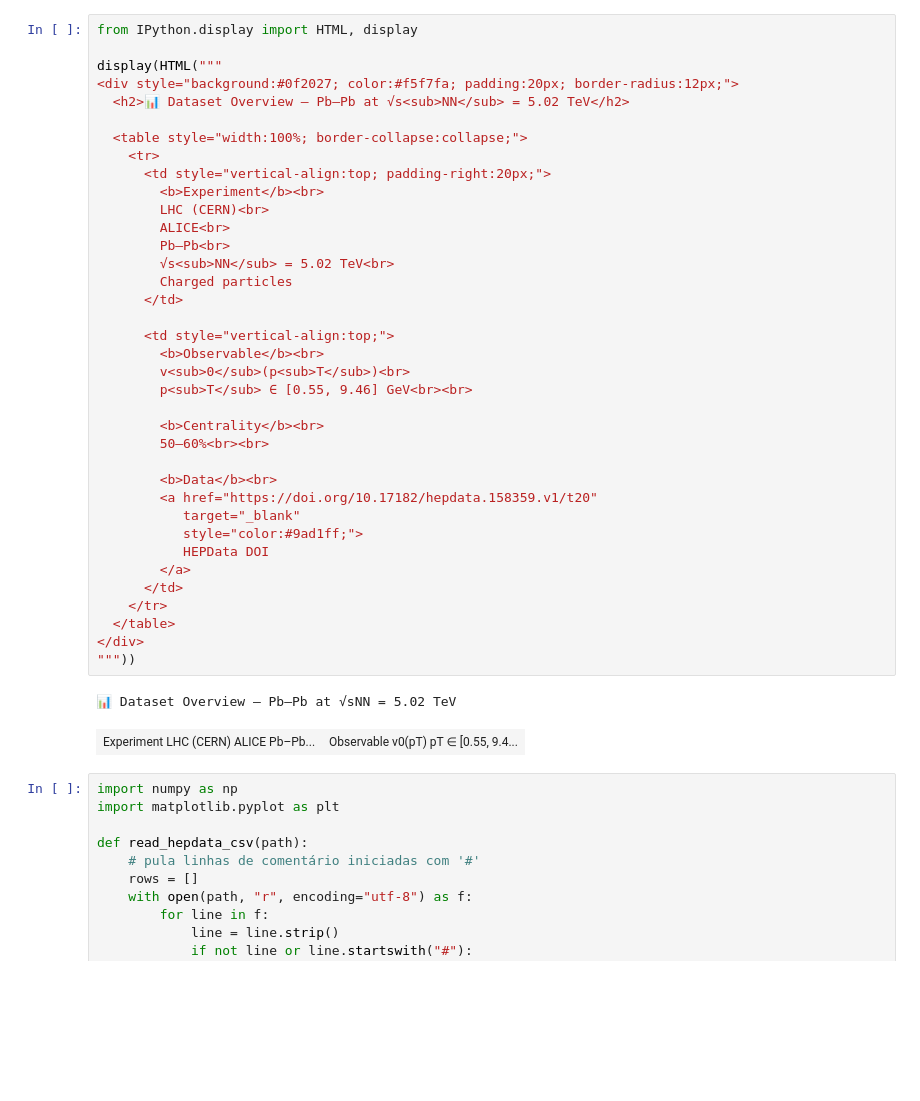
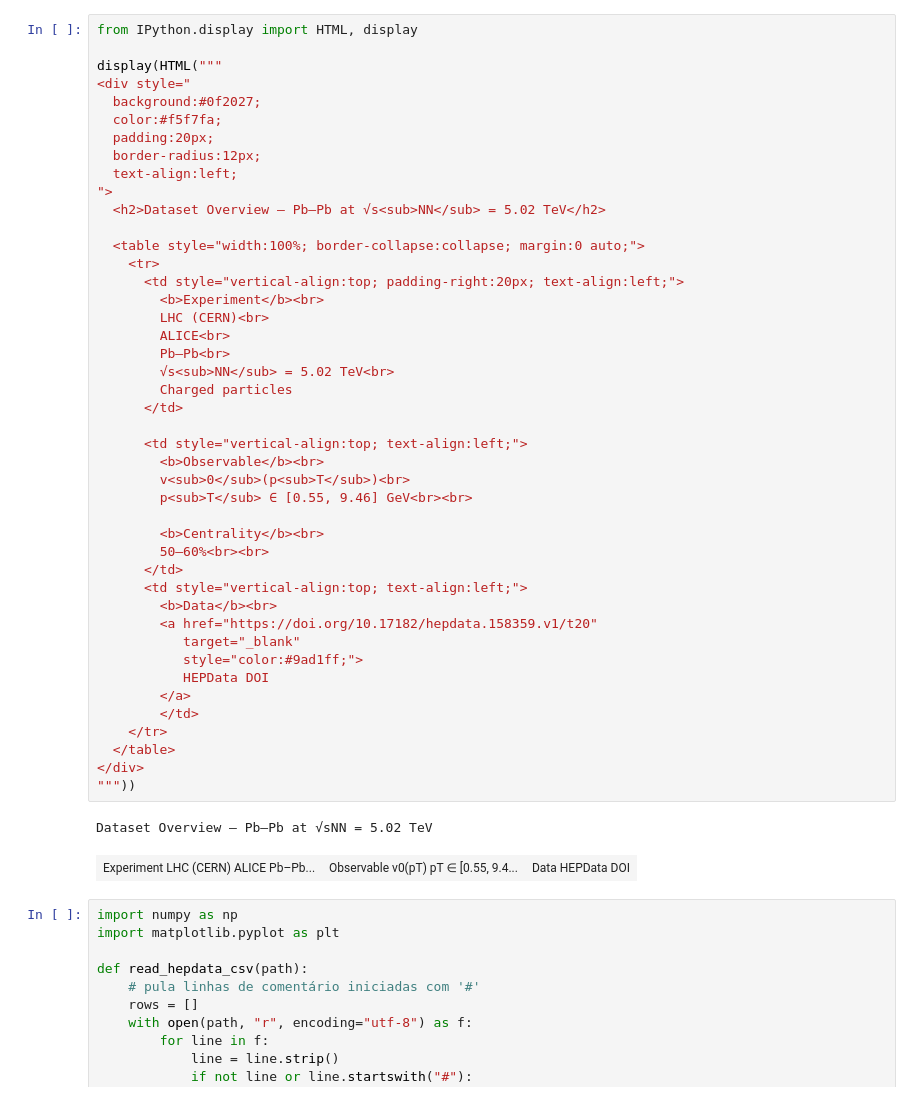
Before and after one commit to High-Energy-Physics-Research/Gaussian-Process-Research, a Jupyter notebook: Estudo/Fase 01 - Prova de Conceito/01.ipynb, the cells around one changed output. Drawn from its saved outputs; the diff is of its cells as text; blank space fills up the shorter version.

```diff
--- a/Estudo/Fase 01 - Prova de Conceito/01.ipynb
+++ b/Estudo/Fase 01 - Prova de Conceito/01.ipynb
@@ -114,42 +2,49 @@
 from IPython.display import HTML, display
 
 display(HTML("""
-<div style="background:#0f2027; color:#f5f7fa; padding:20px; border-radius:12px;">
-  <h2>📊 Dataset Overview — Pb–Pb at √s<sub>NN</sub> = 5.02 TeV</h2>
+<div style="
+  background:#0f2027;
+  color:#f5f7fa;
+  padding:20px;
+  border-radius:12px;
+  text-align:left;
+">
+  <h2>Dataset Overview — Pb–Pb at √s<sub>NN</sub> = 5.02 TeV</h2>
 
-  <table style="width:100%; border-collapse:collapse;">
+  <table style="width:100%; border-collapse:collapse; margin:0 auto;">
     <tr>
-      <td style="vertical-align:top; padding-right:20px;">
+      <td style="vertical-align:top; padding-right:20px; text-align:left;">
         <b>Experiment</b><br>
         LHC (CERN)<br>
         ALICE<br>
         Pb–Pb<br>
         √s<sub>NN</sub> = 5.02 TeV<br>
         Charged particles
       </td>
 
-      <td style="vertical-align:top;">
+      <td style="vertical-align:top; text-align:left;">
         <b>Observable</b><br>
         v<sub>0</sub>(p<sub>T</sub>)<br>
         p<sub>T</sub> ∈ [0.55, 9.46] GeV<br><br>
 
         <b>Centrality</b><br>
         50–60%<br><br>
-
+      </td>
+      <td style="vertical-align:top; text-align:left;">
         <b>Data</b><br>
         <a href="https://doi.org/10.17182/hepdata.158359.v1/t20"
            target="_blank"
            style="color:#9ad1ff;">
            HEPData DOI
         </a>
-      </td>
+        </td>
     </tr>
   </table>
 </div>
 """))
 # %% [output]
-📊 Dataset Overview — Pb–Pb at √sNN = 5.02 TeV
+Dataset Overview — Pb–Pb at √sNN = 5.02 TeV
-| Experiment LHC (CERN) ALICE Pb–Pb... | Observable v0(pT) pT ∈ [0.55, 9.4... |
+| Experiment LHC (CERN) ALICE Pb–Pb... | Observable v0(pT) pT ∈ [0.55, 9.4... | Data HEPData DOI |
 # %%
 import numpy as np
 import matplotlib.pyplot as plt
```
Also changed, not shown: parts of 1 cell of this notebook.
